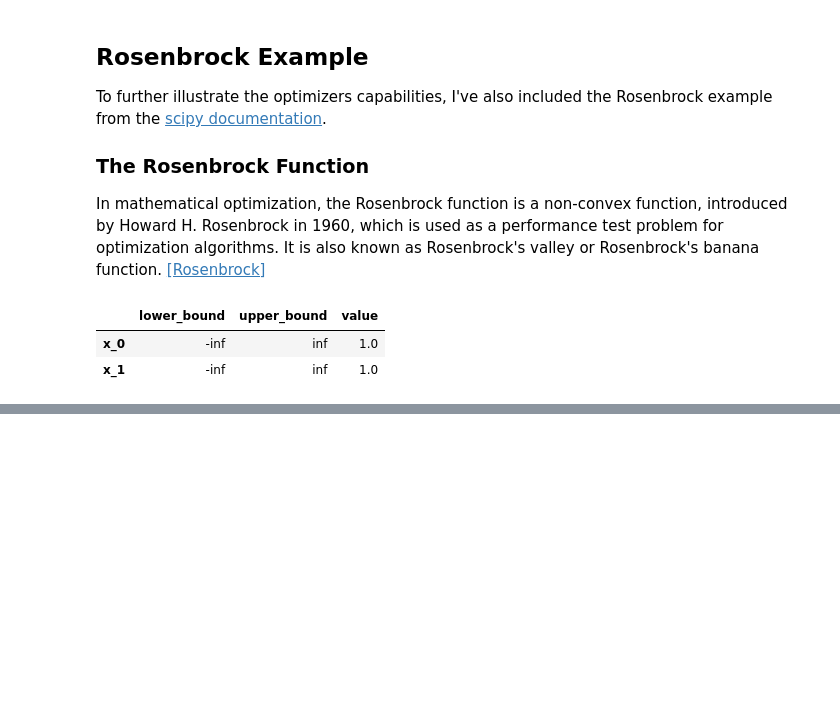
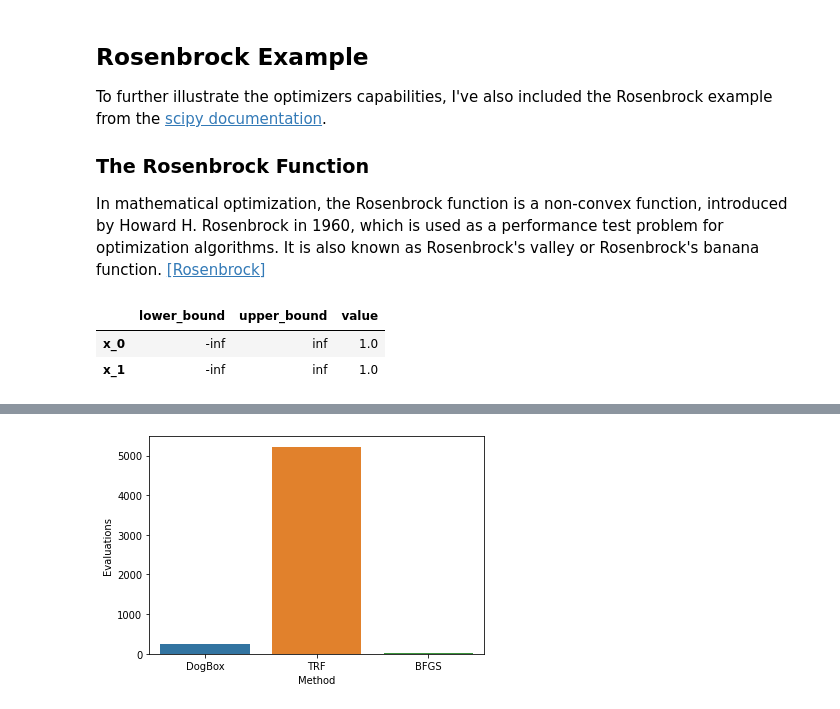
Before and after one commit to yradeva93/Estimagic-Least-Squares-Example, a Jupyter notebook: Estimagic With Least Squares.ipynb, the cells around one changed output, grey strips where cells are left out. Saved outputs shown, nothing was run; the diff lists cells and outputs as text; code cells hidden in the pictures; blank space fills up the shorter version.

```diff
--- a/Estimagic With Least Squares.ipynb
+++ b/Estimagic With Least Squares.ipynb
@@ -192,0 +307,32 @@ res["solution_params"].round(2)
+# %%
+# With bounds and constraints
+res_dogbox = minimize(
+    criterion=fun_rosenbrock,
+    params=x0_rosenbrock,
+    algorithm="scipy_ls_dogbox",
+    derivative=jac_rosenbrock,
+)
+
+res_trf = minimize(
+    criterion=fun_rosenbrock,
+    params=x0_rosenbrock,
+    algorithm="scipy_ls_trf",
+    derivative=jac_rosenbrock,
+)
+
+res_bfgs = minimize(
+    criterion=fun_rosenbrock,
+    params=x0_rosenbrock,
+    algorithm="scipy_bfgs",
+    derivative=jac_rosenbrock,
+)
+# %%
+results = pd.DataFrame(
+    data=[("DogBox", res_dogbox['n_criterion_evaluations']),
+          ("TRF",res_trf['n_criterion_evaluations']),
+          ("BFGS",res_bfgs['n_criterion_evaluations'])],
+    columns=["Method", "Evaluations"]
+)
+_ = sns.barplot(x="Method", y="Evaluations", data=results)
+# %% [output]
+[figure, added]
```
Also changed, not shown: parts of 17 cells of this notebook.
